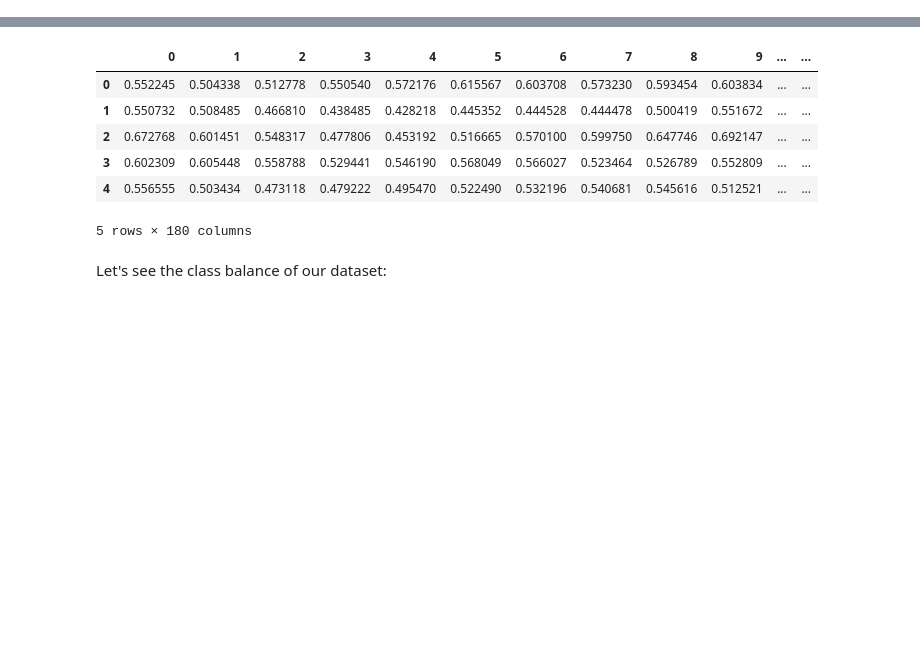
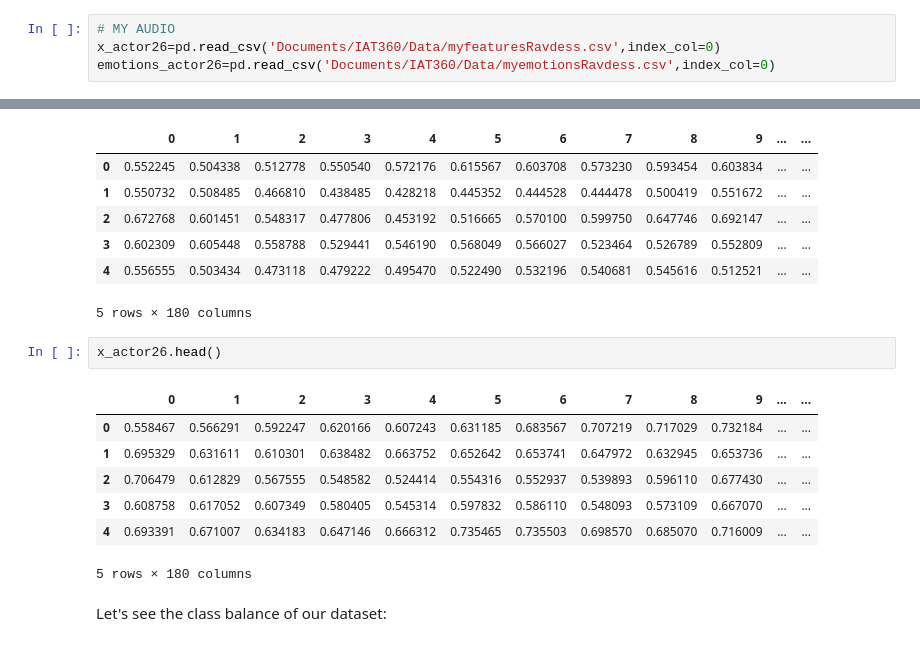
Before and after one commit to apa97/Week3-ClassicML, a Jupyter notebook: Week_3_MachineLearning.ipynb, the cells around one changed output, grey strips where cells are left out. Drawn from its saved outputs; the diff is of its cells as text; blank space fills up the shorter version.

Commit message:
Loading Data up to the scaling part for My Audio

```diff
--- a/Week_3_MachineLearning.ipynb
+++ b/Week_3_MachineLearning.ipynb
@@ -272,6 +288,10 @@ Once saved you only need to load them later by running the cell below, and **ski
 # %%
 features=pd.read_csv('Documents/IAT360/Data/featuresRavdess.csv',index_col=0)
 emotions=pd.read_csv('Documents/IAT360/Data/emotionsRavdess.csv',index_col=0)
+# %%
+# MY AUDIO
+x_actor26=pd.read_csv('Documents/IAT360/Data/myfeaturesRavdess.csv',index_col=0)
+emotions_actor26=pd.read_csv('Documents/IAT360/Data/myemotionsRavdess.csv',index_col=0)
 # %% [markdown]
 let's see if they have been loaded correctly!
 # %%
@@ -284,6 +304,16 @@ features.head()
 | 3 | 0.602309 | 0.605448 | 0.558788 | 0.529441 | 0.546190 | 0.568049 | 0.566027 | 0.523464 | 0.526789 | 0.552809 | ... | ... |
 | 4 | 0.556555 | 0.503434 | 0.473118 | 0.479222 | 0.495470 | 0.522490 | 0.532196 | 0.540681 | 0.545616 | 0.512521 | ... | ... |
 5 rows × 180 columns
+# %%
+x_actor26.head()
+# %% [output]
+|  | 0 | 1 | 2 | 3 | 4 | 5 | 6 | 7 | 8 | 9 | ... | ... |
+| 0 | 0.558467 | 0.566291 | 0.592247 | 0.620166 | 0.607243 | 0.631185 | 0.683567 | 0.707219 | 0.717029 | 0.732184 | ... | ... |
+| 1 | 0.695329 | 0.631611 | 0.610301 | 0.638482 | 0.663752 | 0.652642 | 0.653741 | 0.647972 | 0.632945 | 0.653736 | ... | ... |
+| 2 | 0.706479 | 0.612829 | 0.567555 | 0.548582 | 0.524414 | 0.554316 | 0.552937 | 0.539893 | 0.596110 | 0.677430 | ... | ... |
+| 3 | 0.608758 | 0.617052 | 0.607349 | 0.580405 | 0.545314 | 0.597832 | 0.586110 | 0.548093 | 0.573109 | 0.667070 | ... | ... |
+| 4 | 0.693391 | 0.671007 | 0.634183 | 0.647146 | 0.666312 | 0.735465 | 0.735503 | 0.698570 | 0.685070 | 0.716009 | ... | ... |
+5 rows × 180 columns
 # %% [markdown]
 Let's see the class balance of our dataset:
 # %%
```
Also changed, not shown: parts of 11 cells of this notebook.
